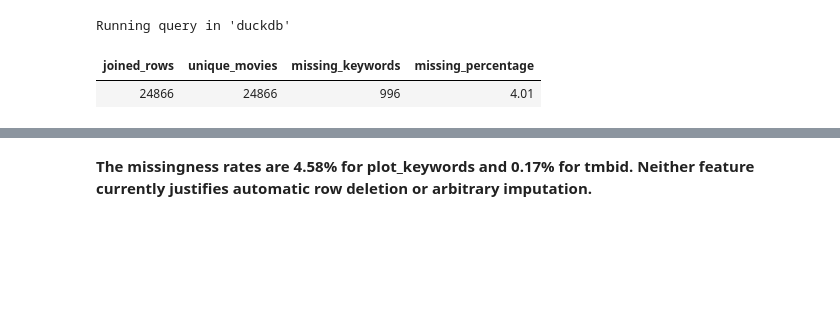
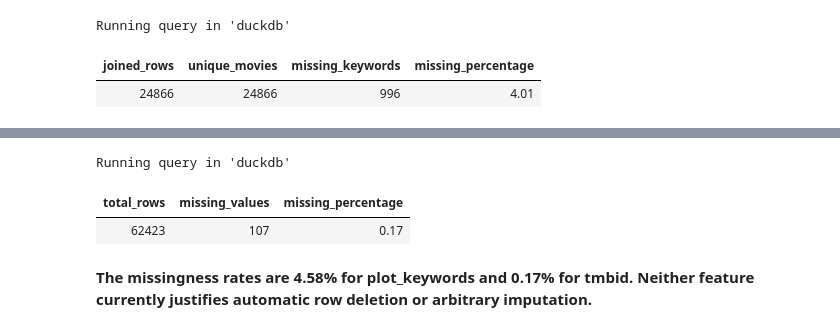
Before and after one commit to Vincent-kiptoo/Movie-Recommender-System, a Jupyter notebook: notebooks/data_audit.ipynb, the cells around one changed output, grey strips where cells are left out. Cells and saved outputs as stored; diff of their text form; code cells hidden in the pictures; blank space fills up the shorter version.

```diff
--- a/notebooks/data_audit.ipynb
+++ b/notebooks/data_audit.ipynb
@@ -264,18 +249,15 @@ SELECT * FROM links LIMIT 5;
 # %%
 %%sql
--- Check missing tmbid values
+-- Check missing tmbid values and its proportion
 SELECT
     COUNT(*) AS total_rows,
-    COUNT(*) FILTER (
-        WHERE tmdbId IS NULL
-    ) AS missing_values,
-    ROUND(
-        100.0 * COUNT(*) FILTER (
-            WHERE tmdbId IS NULL
-        ) / COUNT(*),
-        2
-    ) AS missing_percentage
+    COUNT(*) FILTER (WHERE tmdbId IS NULL) AS missing_values,
+    ROUND(100.0 * COUNT(*) FILTER (WHERE tmdbId IS NULL) / COUNT(*), 2) AS missing_percentage
 FROM links;
+# %% [output]
+Running query in 'duckdb'
+| total_rows | missing_values | missing_percentage |
+| 62423 | 107 | 0.17 |
 # %% [markdown]
 **The missingness rates are 4.58% for plot_keywords and 0.17% for tmbid. Neither feature currently justifies automatic row deletion or arbitrary imputation.**
 # %%
```
Also changed, not shown: parts of 21 cells of this notebook.
